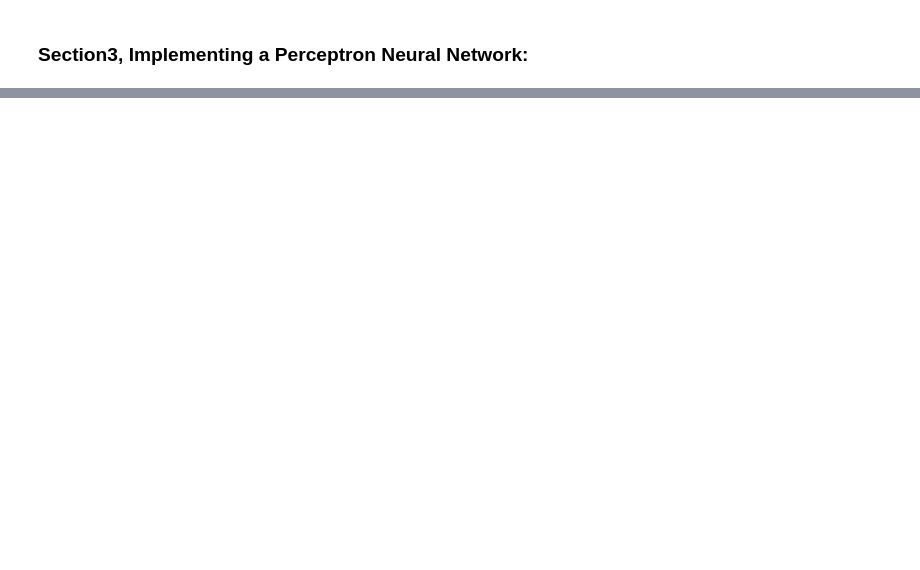
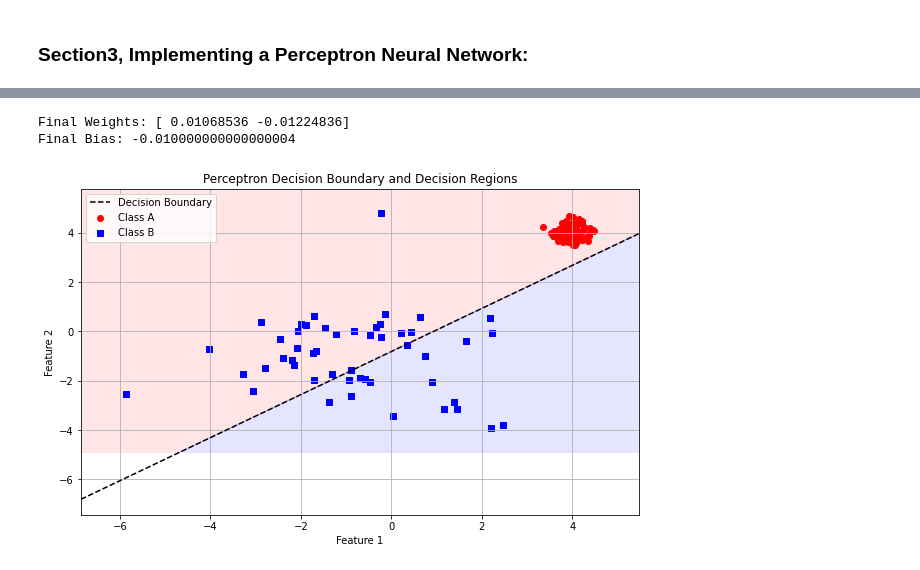
Before and after one commit to Ramtin-BeheshtAeen/intro-to-ml-code, a Jupyter notebook: introduction_to_machine_learning/session-4-Linear Classification and Perceptron Neural Network.ipynb, the cells around one changed output, grey strips where cells are left out. Drawn from its saved outputs; the diff is of its cells as text; code cells hidden in the pictures; blank space fills up the shorter version.

Commit message:
added perceptron

```diff
--- a/introduction_to_machine_learning/session-4-Linear Classification and Perceptron Neural Network.ipynb
+++ b/introduction_to_machine_learning/session-4-Linear Classification and Perceptron Neural Network.ipynb
@@ -38,7 +38,7 @@ plt.show()
 # %% [markdown]
 ##### My Own Code:
 # %%
-X = np.vstack((class_A, class_B))
+X = np.vstack((class_A, dataset_B))
 y = np.hstack((label_A, label_B))
 print(X.shape)
 print(y.shape)
@@ -178,0 +187,9 @@ SyntaxError: expected ':' (Temp/ipykernel_10872/465624395.py, line 9)
+# %%
+X_ab = np.vstack((class_A, class_B))
+y_ab = np.hstack( ( np.ones(class_A.shape[0]), -np.ones(class_B.shape[0]) ) )
+
+shuffle_idx = np.random.permutation(len(X_ab))
+X_AB_linear_sep_linear_sep_linear_sep, y_ab = X_ab[shuffle_idx], y_ab[shuffle_idx]
+
+print("Combined Data Sample Points:\n", X_ab[:5])
+print("Combined Labels:\n", y_ab[:5])
@@ -178,0 +205,46 @@ SyntaxError: expected ':' (Temp/ipykernel_10872/465624395.py, line 9)
+# %%
+perceptron = Perceptron(learning_rate=0.01, n_epochs=1000)
+perceptron.fit(X_ab, y_ab)
+
+print(f"Final Weights: {perceptron.weights}")
+print(f"Final Bias: {perceptron.bias}")
+# %% [output]
+Final Weights: [ 0.01068536 -0.01224836]
+Final Bias: -0.010000000000000004
+# %%
+from matplotlib.colors import ListedColormap
+
+x_min, x_max = X_ab[:, 0].min() - 1, X_ab[:, 0].max() + 1
+y_min, y_max = X_ab[:, 1].min() - 1, X_ab[:, 1].max() + 1
+xx, yy = np.meshgrid(np.linspace(x_min, x_max, 500),
+                     np.linspace(y_min, y_max, 500))
+
+grid = np.c_[xx.ravel(), yy.ravel()]
+Z = perceptron.predict(grid)
+Z = Z.reshape(xx.shape)
+
+cmap_light = ListedColormap(['#FFAAAA', '#AAAAFF'])
+cmap_bold = ListedColormap(['#FF0000', '#0000FF'])
+
+plt.figure(figsize=(10, 6))
+
+plt.contourf(xx, yy, Z, alpha=0.3, cmap=cmap_light)
+
+if perceptron.weights[1] != 0:
+    x_vals = np.array([x_min, x_max])
+    y_vals = -(perceptron.weights[0] * x_vals + perceptron.bias) / perceptron.weights[1]
+    plt.plot(x_vals, y_vals, 'k--', label='Decision Boundary')
+else:
+    x_val = -perceptron.bias / perceptron.weights[0]
+    plt.axvline(x=x_val, color='k', linestyle='--', label='Decision Boundary')
+
+plt.scatter(class_A[:, 0], class_A[:, 1], color='red', marker='o', label='Class A')
+plt.scatter(class_B[:, 0], class_B[:, 1], color='blue', marker='s', label='Class B')
+plt.xlabel('Feature 1')
+plt.ylabel('Feature 2')
+plt.title('Perceptron Decision Boundary and Decision Regions')
+plt.legend()
+plt.grid(True)
+plt.show()
+# %% [output]
+[figure, added]
```
Also changed, not shown: parts of 14 cells of this notebook.
